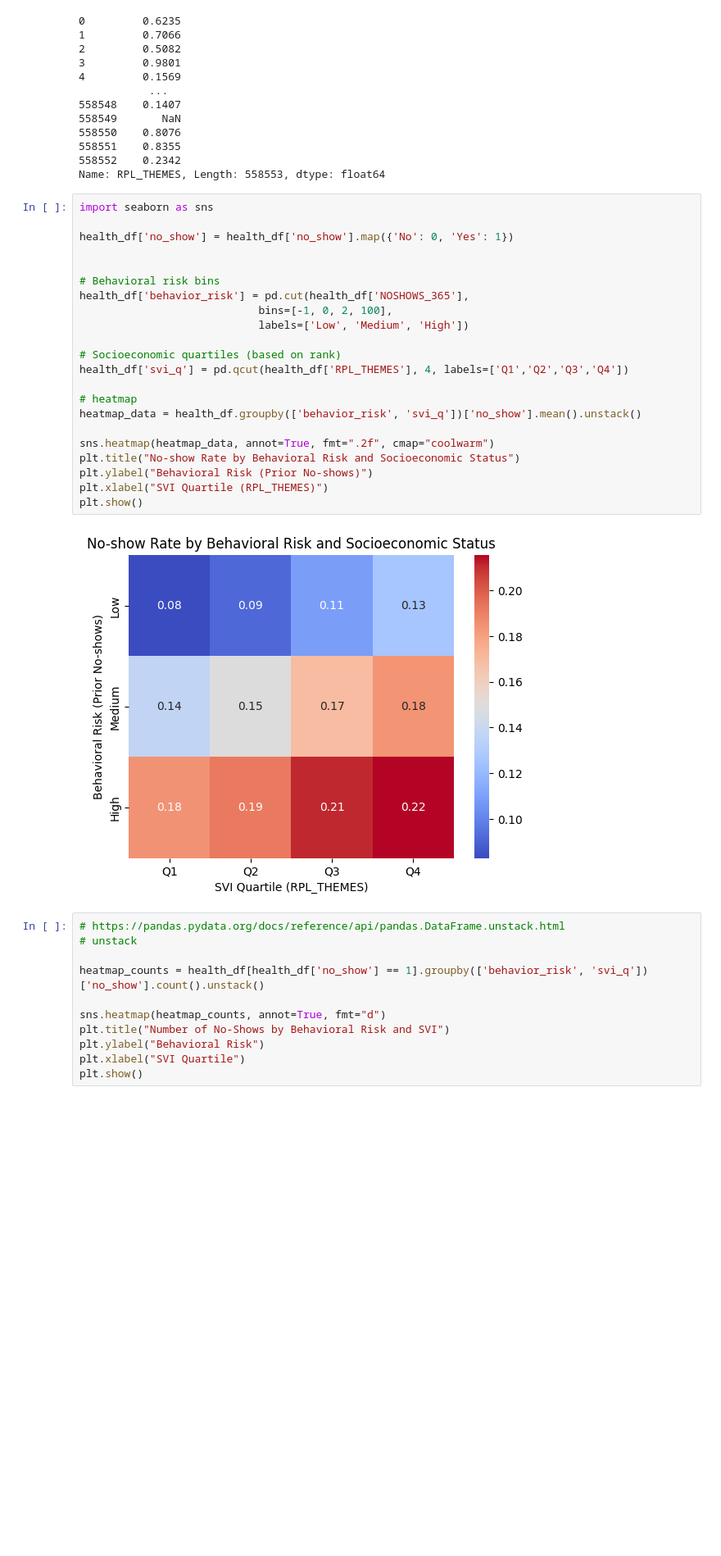
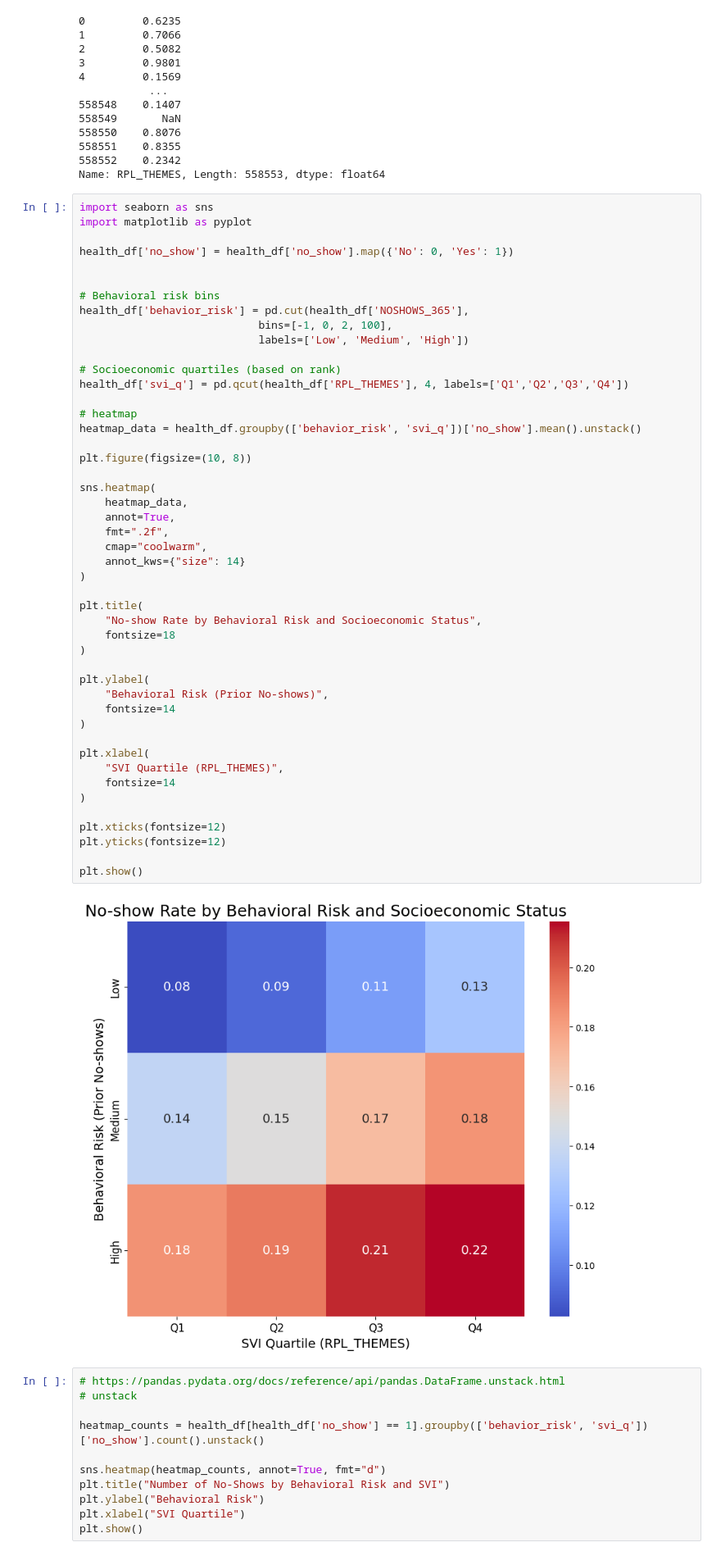
Before and after one commit to anonymous-himalayas/170A-CHOC, a Jupyter notebook: eda/exploration.ipynb, the cells around one changed output. Shown at 82% size. Saved outputs shown, nothing was run; the diff lists cells and outputs as text; blank space fills up the shorter version.

Commit message:
updated graph to be bigger for sdoh correlation matrix

```diff
--- a/eda/exploration.ipynb
+++ b/eda/exploration.ipynb
@@ -87,28 +87,53 @@ print(health_df['RPL_THEMES'])
 Name: RPL_THEMES, Length: 558553, dtype: float64
 # %%
 import seaborn as sns
+import matplotlib as pyplot
 
 health_df['no_show'] = health_df['no_show'].map({'No': 0, 'Yes': 1})
 
 
 # Behavioral risk bins
 health_df['behavior_risk'] = pd.cut(health_df['NOSHOWS_365'],
                             bins=[-1, 0, 2, 100],
                             labels=['Low', 'Medium', 'High'])
 
 # Socioeconomic quartiles (based on rank)
 health_df['svi_q'] = pd.qcut(health_df['RPL_THEMES'], 4, labels=['Q1','Q2','Q3','Q4'])
 
 # heatmap
 heatmap_data = health_df.groupby(['behavior_risk', 'svi_q'])['no_show'].mean().unstack()
 
-sns.heatmap(heatmap_data, annot=True, fmt=".2f", cmap="coolwarm")
-plt.title("No-show Rate by Behavioral Risk and Socioeconomic Status")
-plt.ylabel("Behavioral Risk (Prior No-shows)")
-plt.xlabel("SVI Quartile (RPL_THEMES)")
+plt.figure(figsize=(10, 8))
+
+sns.heatmap(
+    heatmap_data,
+    annot=True,
+    fmt=".2f",
+    cmap="coolwarm",
+    annot_kws={"size": 14}
+)
+
+plt.title(
+    "No-show Rate by Behavioral Risk and Socioeconomic Status",
+    fontsize=18
+)
+
+plt.ylabel(
+    "Behavioral Risk (Prior No-shows)",
+    fontsize=14
+)
+
+plt.xlabel(
+    "SVI Quartile (RPL_THEMES)",
+    fontsize=14
+)
+
+plt.xticks(fontsize=12)
+plt.yticks(fontsize=12)
+
 plt.show()
 # %% [output]
-[figure, old version]
+[figure, new version]
 # %%
 # https://pandas.pydata.org/docs/reference/api/pandas.DataFrame.unstack.html
 # unstack
```
Also changed, not shown: parts of 2 cells of this notebook.
